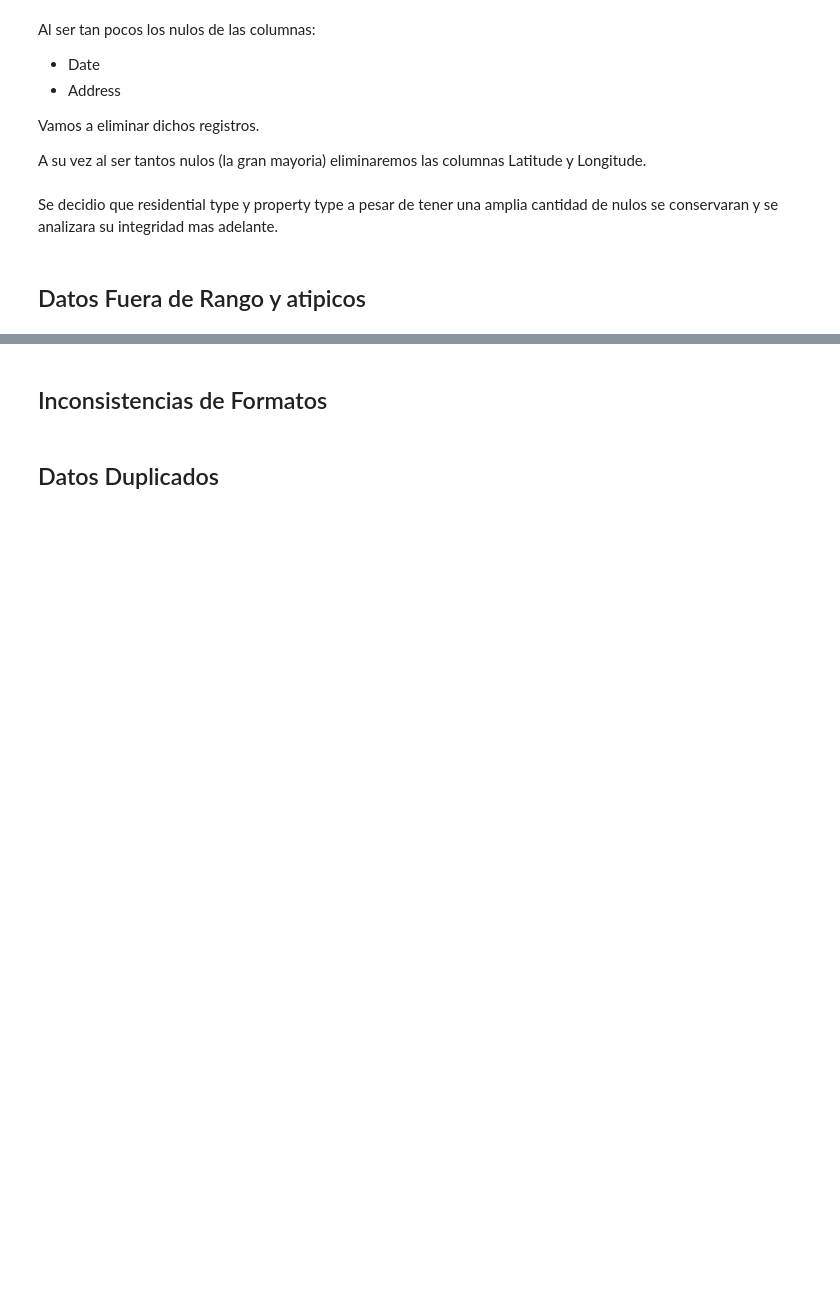
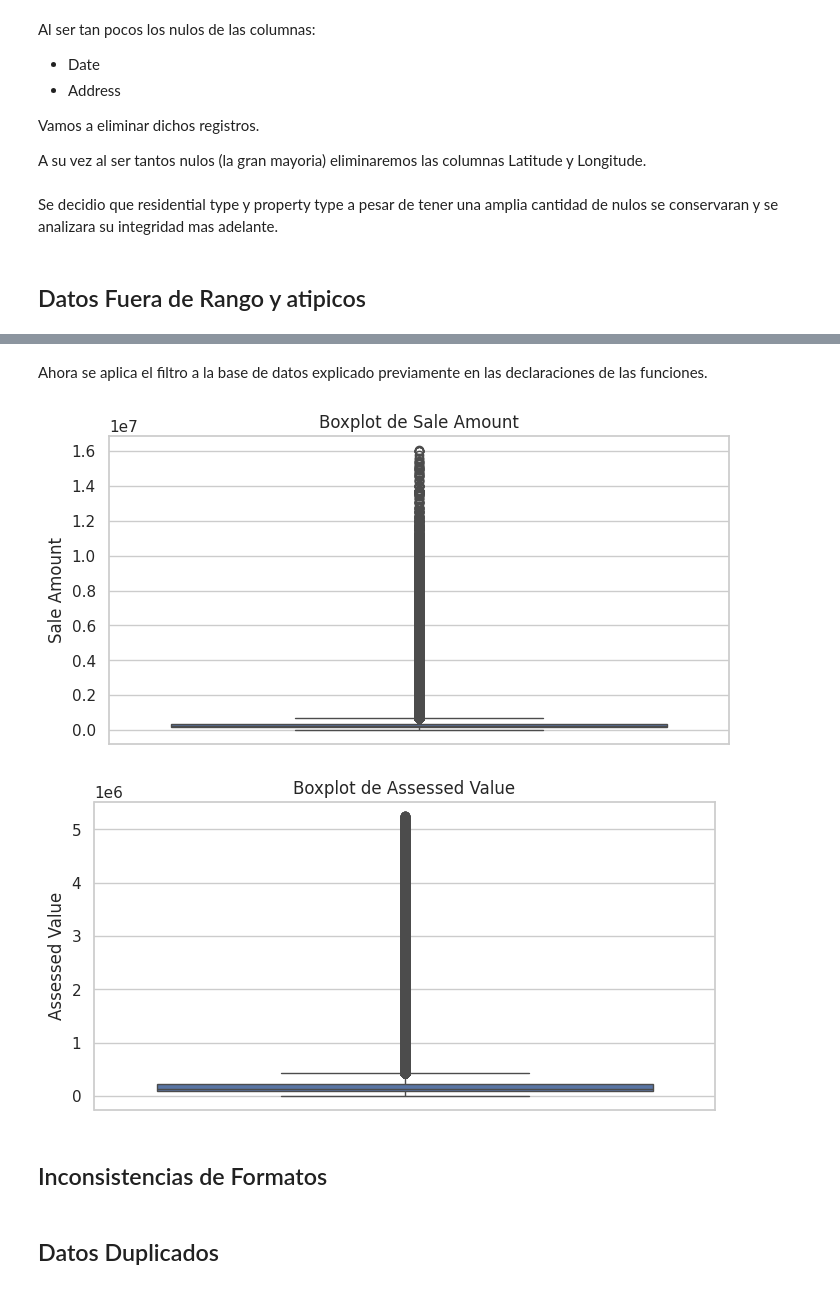
Before and after one commit to maxogod/ETL, a Jupyter notebook: BDD_TP.ipynb, the cells around one changed output, grey strips where cells are left out. Drawn from its saved outputs; the diff is of its cells as text; code cells hidden in the pictures; blank space fills up the shorter version.

```diff
--- a/BDD_TP.ipynb
+++ b/BDD_TP.ipynb
@@ -245,3 +287,11 @@ Se decidio que residential type y property type a pesar de tener una amplia cant
+# %% [markdown]
+Ahora se aplica el filtro a la base de datos explicado previamente en las declaraciones de las funciones.
+# %%
+datosFDR_ds = filtrar_atipicos(datosFDR_ds)
+crear_boxplots(datosFDR_ds, columnas)
+# %% [output]
+[figure, added]
+[figure, added]
 # %% [markdown]
 ## Inconsistencias de Formatos
 # %%
```
Also changed, not shown: parts of 22 cells of this notebook.
